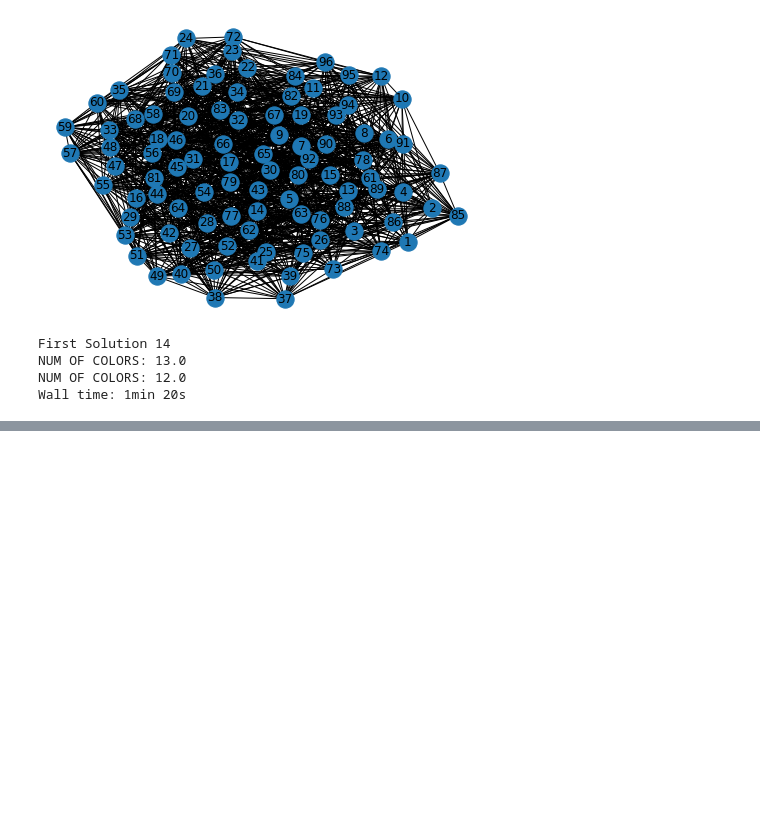
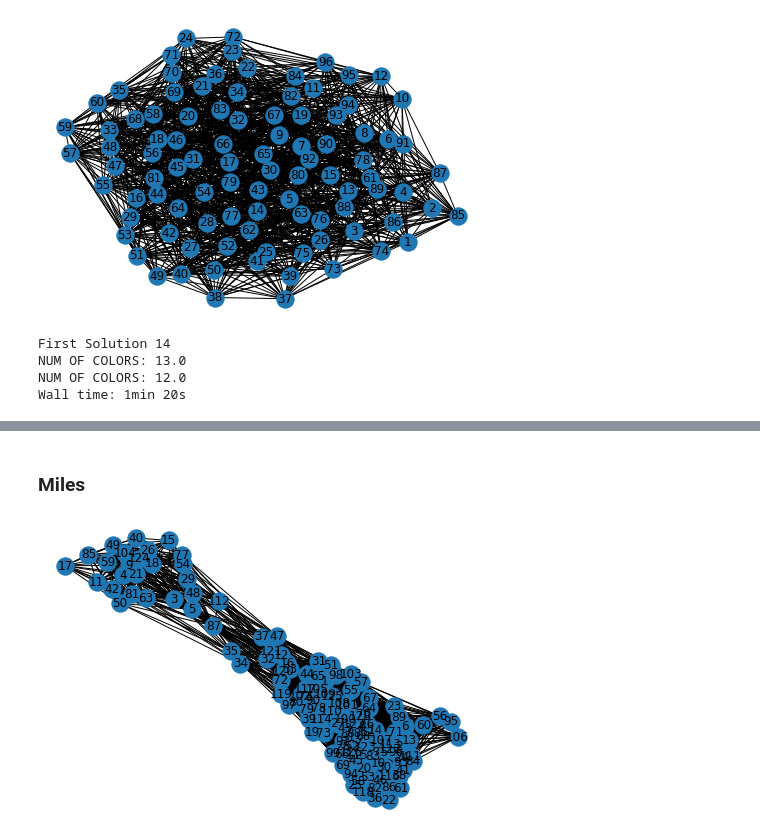
Before and after one commit to MaksimKrug/HSEOptimizationCourse, a Jupyter notebook: Krug MN BnP.ipynb, the cells around one changed output, grey strips where cells are left out. Drawn from its saved outputs; the diff is of its cells as text; code cells hidden in the pictures; blank space fills up the shorter version.

```diff
--- a/Krug MN BnP.ipynb
+++ b/Krug MN BnP.ipynb
@@ -510,0 +430,9 @@ Wall time: 1min 20s
+# %% [markdown]
+### Miles
+# %%
+%%time
+# decision = 42
+vertices_num, edges = get_graph('miles1000.col')
+res = MyClass(vertices_num, edges, stop_time=60*60*2).return_some()
+# %% [output]
+[figure, added]
```
Also changed, not shown: parts of 22 cells of this notebook.
